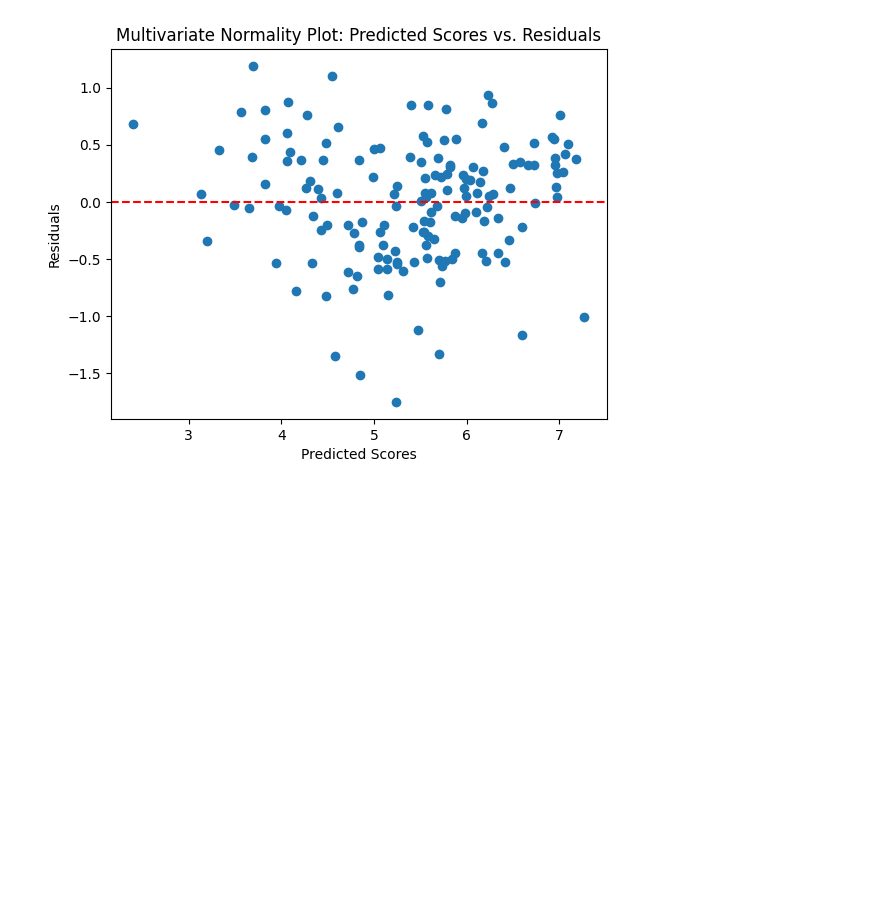
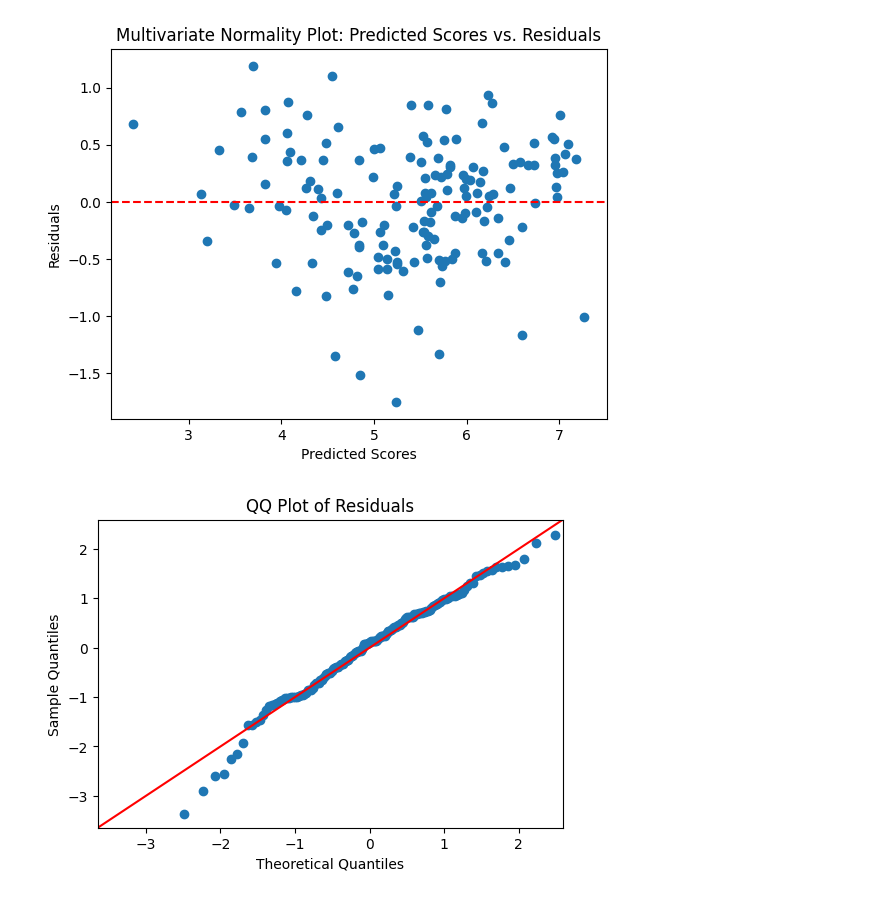
Before and after one commit to yaameenc/World-Happiness-Report, a Jupyter notebook: Copy_of_Draft.ipynb, the cells around one changed output. Cells and saved outputs as stored; diff of their text form; code cells hidden in the pictures; blank space fills up the shorter version.

```diff
--- a/Copy_of_Draft.ipynb
+++ b/Copy_of_Draft.ipynb
@@ -88,3 +88,20 @@ plt.axhline(y=0, color='r', linestyle='--')
 plt.show()
 # %% [output]
 [figure]
+# %%
+import statsmodels.api as sm
+import matplotlib.pyplot as plt
+
+# Calculate the residuals
+predicted_scores = model.predict(X)
+residuals = y - predicted_scores
+
+# Create the QQ plot
+fig, ax = plt.subplots(figsize=(6, 4))
+sm.qqplot(residuals, line='45', fit=True, ax=ax)
+
+# Set the title and show the plot
+ax.set_title('QQ Plot of Residuals')
+plt.show()
+# %% [output]
+[figure, added]
```
Also changed, not shown: parts of 2 cells of this notebook.
